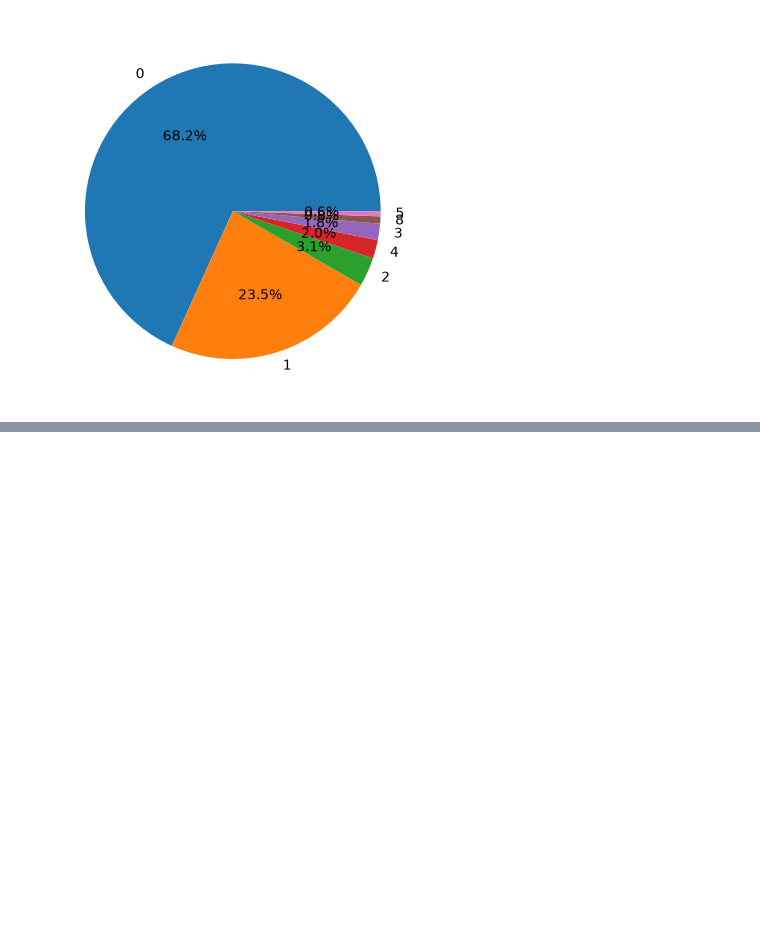
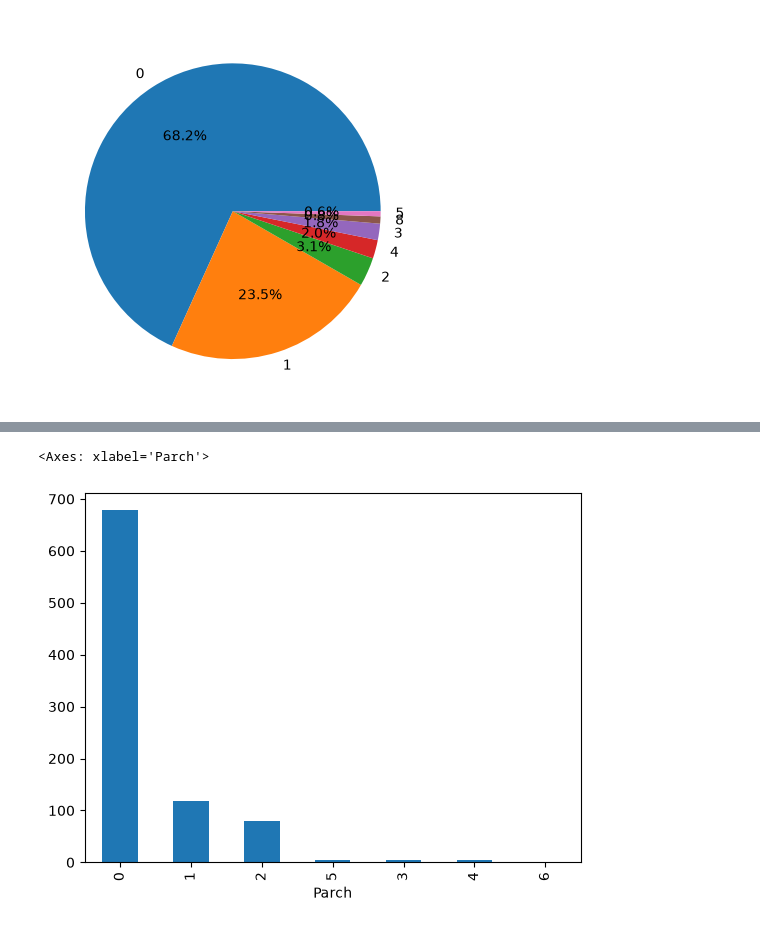
Before and after one commit to encara-pranjal/python, a Jupyter notebook: EDA/titanic.ipynb, the cells around one changed output, grey strips where cells are left out. Saved outputs shown, nothing was run; the diff lists cells and outputs as text; code cells hidden in the pictures; blank space fills up the shorter version.

```diff
--- a/EDA/titanic.ipynb
+++ b/EDA/titanic.ipynb
@@ -203,0 +216,5 @@ df['SibSp'].value_counts().plot(kind='pie',autopct='%0.1f%%')
+# %%
+df["Parch"].value_counts().plot(kind='bar')
+# %% [output]
+<Axes: xlabel='Parch'>
+[figure, added]
```
Also changed, not shown: parts of 26 cells of this notebook.
